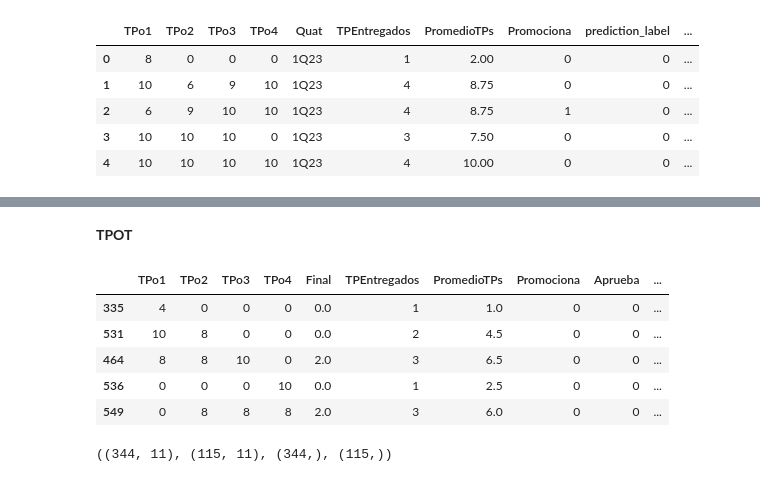
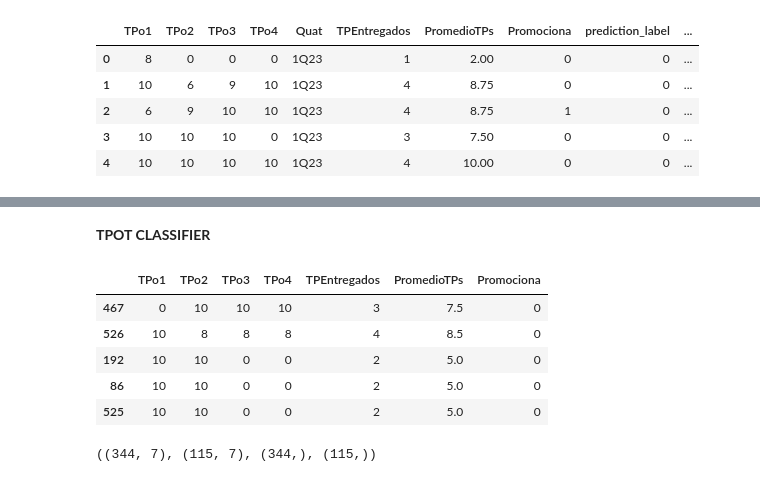
Before and after one commit to ZerpaNadia/Tp-AprendizajeAutomatico, a Jupyter notebook: TP17Nov.ipynb, the cells around one changed output, grey strips where cells are left out. Saved outputs shown, nothing was run; the diff lists cells and outputs as text; code cells hidden in the pictures.

```diff
--- a/TP17Nov.ipynb
+++ b/TP17Nov.ipynb
@@ -205,8 +203,7 @@ df.describe()
 #df.drop(columns, inplace=True, axis=1)
 # %%
 # Armo un dataframe sólo con los que promocionaron.
-dfPromo = df
-dfPromo = dfPromo.drop(['Final', 'Aprueba', 'Reprobado', 'Ausente'], axis = 1)
+dfPromo = df.drop(['Final', 'Aprueba', 'Reprobado', 'Ausente'], axis = 1)
 dfPromo.sample(5)
 # %% [output]
 |  | TPo1 | TPo2 | TPo3 | TPo4 | Quat | TPEntregados | PromedioTPs | Promociona |
@@ -471,4 +489,4 @@ save_model(final_model,'./FinalGBCModel')
 # %% [markdown]
-**TPOT**
+**TPOT CLASSIFIER**
 # %%
 from tpot import TPOTClassifier   # Libreria de TPot para evalaucion de clasificadores.
@@ -479,18 +494,18 @@ from sklearn.model_selection import train_test_split # Metodo para dividir el co
 # %%
-dfPromo = df
+# Borro la columna "Quat"
 dfPromo = dfPromo.drop(['Quat'], axis = 1)
 dfPromo.sample(5)
 # %% [output]
-|  | TPo1 | TPo2 | TPo3 | TPo4 | Final | TPEntregados | PromedioTPs | Promociona | Aprueba | ... |
-| 335 | 4 | 0 | 0 | 0 | 0.0 | 1 | 1.0 | 0 | 0 | ... |
-| 531 | 10 | 8 | 0 | 0 | 0.0 | 2 | 4.5 | 0 | 0 | ... |
-| 464 | 8 | 8 | 10 | 0 | 2.0 | 3 | 6.5 | 0 | 0 | ... |
-| 536 | 0 | 0 | 0 | 10 | 0.0 | 1 | 2.5 | 0 | 0 | ... |
-| 549 | 0 | 8 | 8 | 8 | 2.0 | 3 | 6.0 | 0 | 0 | ... |
+|  | TPo1 | TPo2 | TPo3 | TPo4 | TPEntregados | PromedioTPs | Promociona |
+| 467 | 0 | 10 | 10 | 10 | 3 | 7.5 | 0 |
+| 526 | 10 | 8 | 8 | 8 | 4 | 8.5 | 0 |
+| 192 | 10 | 10 | 0 | 0 | 2 | 5.0 | 0 |
+| 86 | 10 | 10 | 0 | 0 | 2 | 5.0 | 0 |
+| 525 | 10 | 10 | 0 | 0 | 2 | 5.0 | 0 |
 # %%
-X_train, X_test, y_train, y_test = train_test_split(dfPromo, dfPromo['Promociona'], train_size=0.75, test_size=0.25)
+# Sepado en train (75%) y test (25%), luego valido los conjuntos
+x_train, x_test, y_train, y_test = train_test_split(dfPromo, dfPromo['Promociona'], train_size = 0.75, test_size = 0.25)
+x_train.shape, x_test.shape, y_train.shape, y_test.shape
+# %% [output]
+((344, 7), (115, 7), (344,), (115,))
-# %%
-X_train.shape, X_test.shape, y_train.shape, y_test.shape # Solo a efectos de validar los diversos conjuntos de datos
-# %% [output]
-((344, 11), (115, 11), (344,), (115,))
 # %%
```
Also changed, not shown: parts of 26 cells of this notebook, 2 other files.
